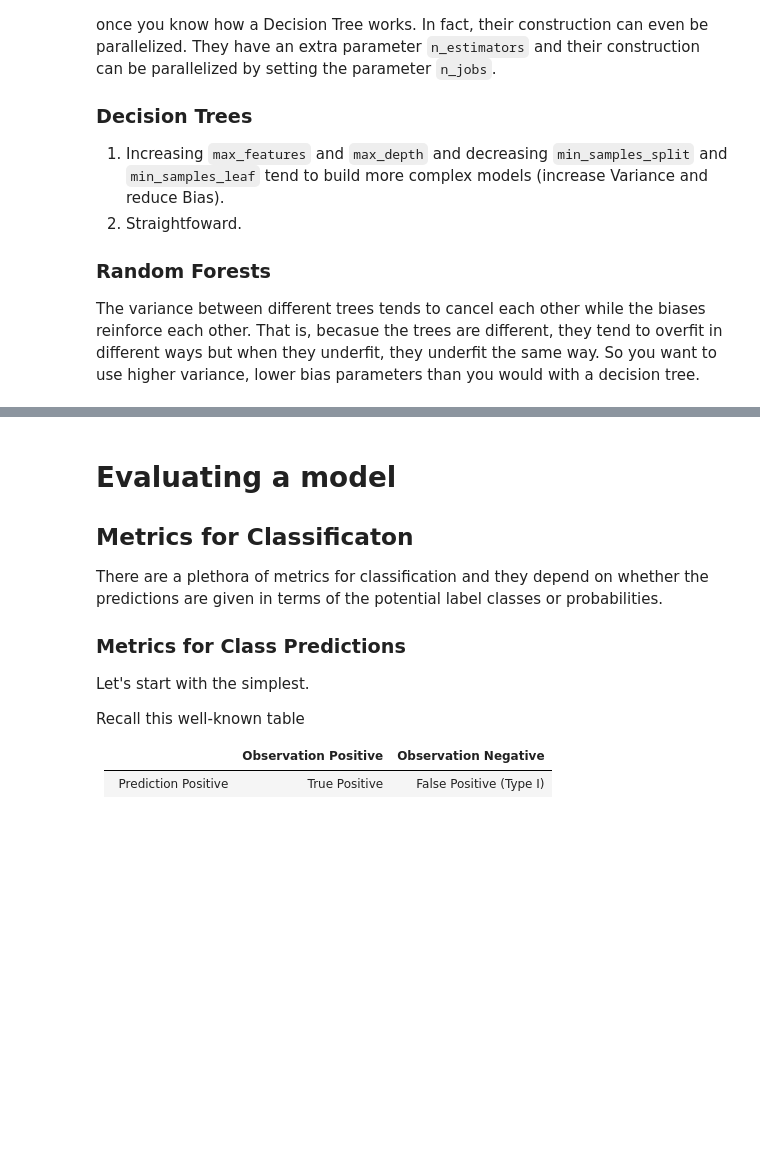
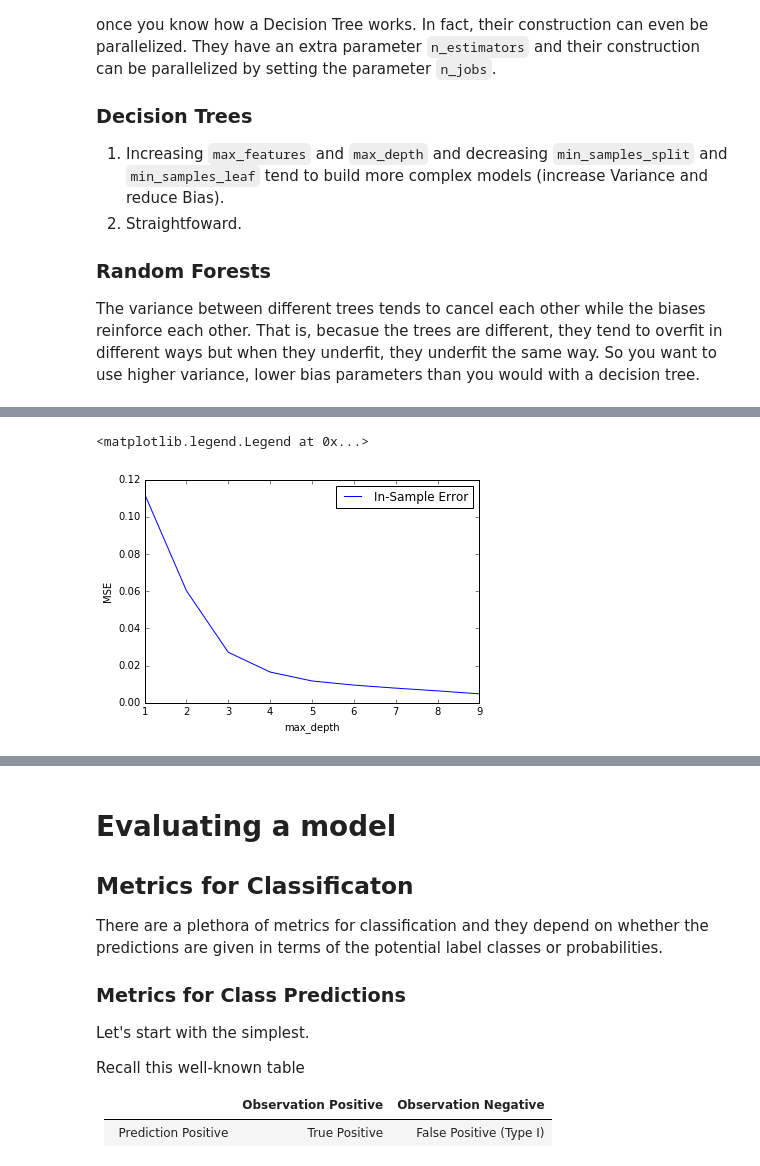
Before and after one commit to ASvyatkovskiy/MLmeetup2016, a Jupyter notebook: classification/classification_pipeline.ipynb, the cells around one changed output, grey strips where cells are left out. Cells and saved outputs as stored; diff of their text form; code cells hidden in the pictures; blank space fills up the shorter version.

```diff
--- a/classification/classification_pipeline.ipynb
+++ b/classification/classification_pipeline.ipynb
@@ -581,0 +595,17 @@ pipeline = Pipeline(stages=[tokenizer, remover, hashingTF, idf, labelIndexer, fe
+# %%
+from sklearn import metrics
+
+max_depths = range(1, 10)
+in_sample_errors = []
+for max_depth in max_depths:
+    clf = tree.DecisionTreeRegressor(max_depth=max_depth).fit(X, y)
+    y_pred = clf.predict(X)
+    in_sample_errors.append(metrics.mean_squared_error(y, y_pred))
+
+plt.plot(max_depths, in_sample_errors, label='In-Sample Error')
+plt.xlabel('max_depth')
+plt.ylabel('MSE')
+plt.legend(loc='upper right')
+# %% [output]
+<matplotlib.legend.Legend at 0x...>
+[figure, added]
```
Also changed, not shown: parts of 22 cells of this notebook.
